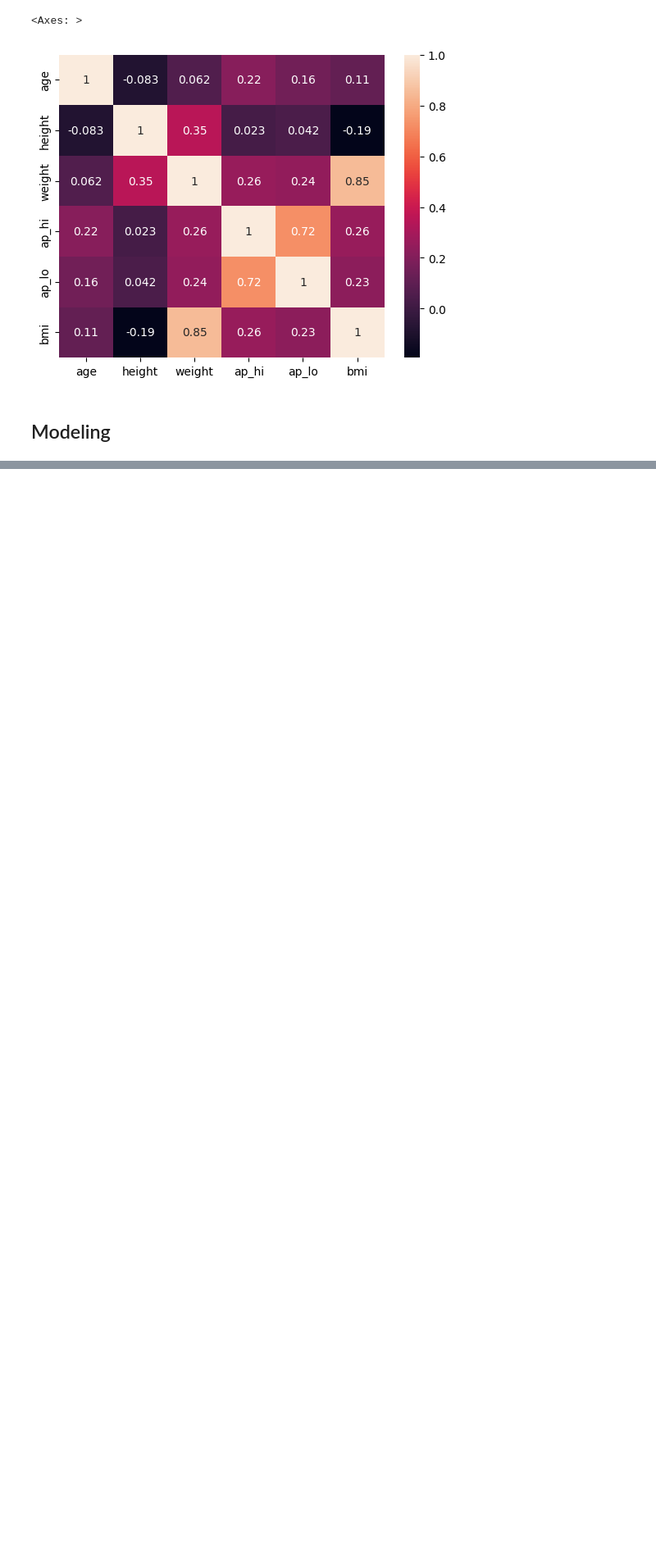
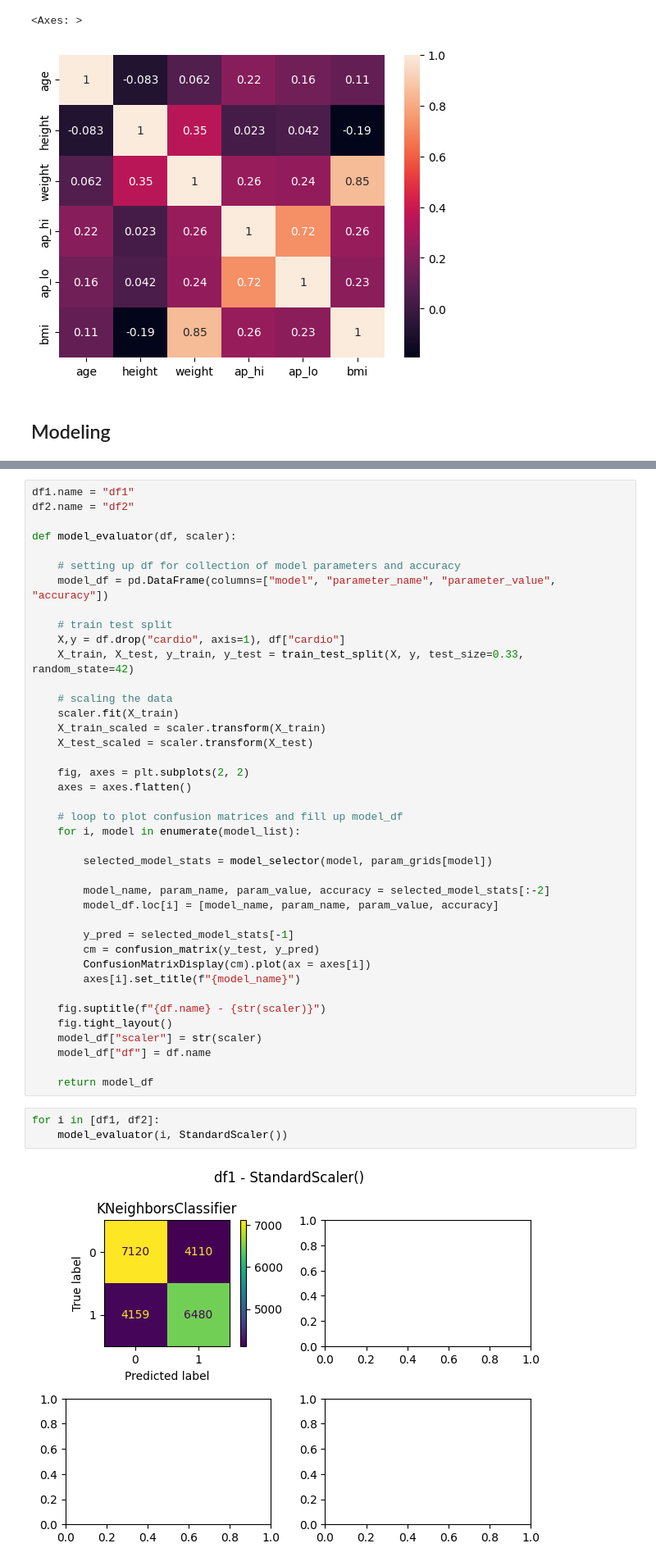
Before and after one commit to jvesand/Machine-learning-Johan-Sandberg, a Jupyter notebook: Lab/2_disease_prediction.ipynb, the cells around one changed output, grey strips where cells are left out. Shown at 82% size. Cells and saved outputs as stored; diff of their text form; blank space fills up the shorter version.

Commit message:
functions for model selection and evaluation

```diff
--- a/Lab/2_disease_prediction.ipynb
+++ b/Lab/2_disease_prediction.ipynb
@@ -306,0 +322,45 @@ df2 = df2.join(df2_ones)
+# %%
+df1.name = "df1"
+df2.name = "df2"
+
+def model_evaluator(df, scaler):
+
+    # setting up df for collection of model parameters and accuracy
+    model_df = pd.DataFrame(columns=["model", "parameter_name", "parameter_value", "accuracy"])
+
+    # train test split
+    X,y = df.drop("cardio", axis=1), df["cardio"]
+    X_train, X_test, y_train, y_test = train_test_split(X, y, test_size=0.33, random_state=42)
+
+    # scaling the data
+    scaler.fit(X_train)
+    X_train_scaled = scaler.transform(X_train)
+    X_test_scaled = scaler.transform(X_test)
+
+    fig, axes = plt.subplots(2, 2)
+    axes = axes.flatten()
+
+    # loop to plot confusion matrices and fill up model_df
+    for i, model in enumerate(model_list):
+
+        selected_model_stats = model_selector(model, param_grids[model])
+
+        model_name, param_name, param_value, accuracy = selected_model_stats[:-2]
+        model_df.loc[i] = [model_name, param_name, param_value, accuracy]
+
+        y_pred = selected_model_stats[-1]
+        cm = confusion_matrix(y_test, y_pred)
+        ConfusionMatrixDisplay(cm).plot(ax = axes[i])
+        axes[i].set_title(f"{model_name}")
+
+    fig.suptitle(f"{df.name} - {str(scaler)}")
+    fig.tight_layout()
+    model_df["scaler"] = str(scaler)
+    model_df["df"] = df.name
+
+    return model_df
+# %%
+for i in [df1, df2]:
+    model_evaluator(i, StandardScaler())
+# %% [output]
+[figure, added]
```
Also changed, not shown: parts of 9 cells of this notebook.
